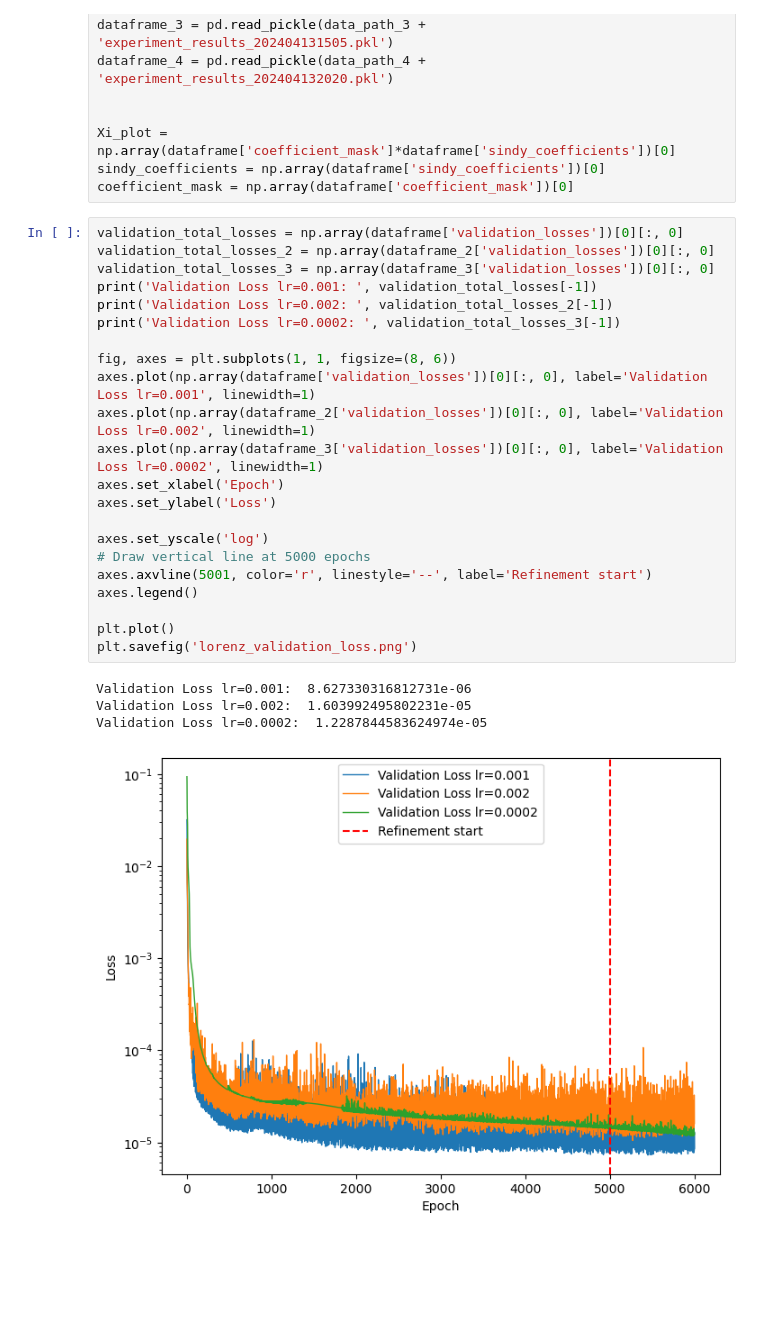
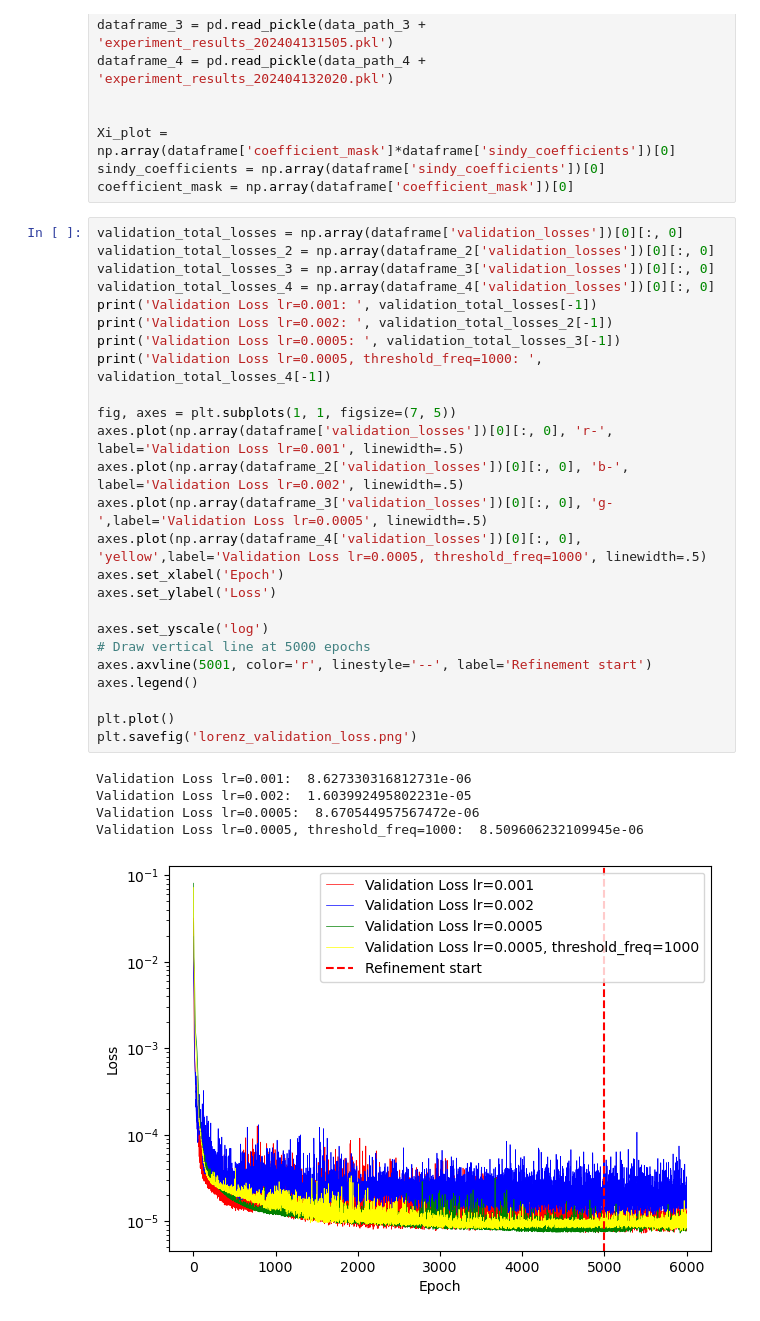
Before and after one commit to ianmaes/CS4240_DeepLearning_Group41_ReproducibilityProject, a Jupyter notebook: Autoencoders-Reproduction/examples/loss_plots.ipynb, the cells around one changed output. Drawn from its saved outputs; the diff is of its cells as text; blank space fills up the shorter version.

```diff
--- a/Autoencoders-Reproduction/examples/loss_plots.ipynb
+++ b/Autoencoders-Reproduction/examples/loss_plots.ipynb
@@ -39,27 +39,31 @@ coefficient_mask = np.array(dataframe['coefficient_mask'])[0]
 # %%
 validation_total_losses = np.array(dataframe['validation_losses'])[0][:, 0]
 validation_total_losses_2 = np.array(dataframe_2['validation_losses'])[0][:, 0]
 validation_total_losses_3 = np.array(dataframe_3['validation_losses'])[0][:, 0]
+validation_total_losses_4 = np.array(dataframe_4['validation_losses'])[0][:, 0]
 print('Validation Loss lr=0.001: ', validation_total_losses[-1])
 print('Validation Loss lr=0.002: ', validation_total_losses_2[-1])
-print('Validation Loss lr=0.0002: ', validation_total_losses_3[-1])
+print('Validation Loss lr=0.0005: ', validation_total_losses_3[-1])
+print('Validation Loss lr=0.0005, threshold_freq=1000: ', validation_total_losses_4[-1])
 
-fig, axes = plt.subplots(1, 1, figsize=(8, 6))
-axes.plot(np.array(dataframe['validation_losses'])[0][:, 0], label='Validation Loss lr=0.001', linewidth=1)
-axes.plot(np.array(dataframe_2['validation_losses'])[0][:, 0], label='Validation Loss lr=0.002', linewidth=1)
-axes.plot(np.array(dataframe_3['validation_losses'])[0][:, 0], label='Validation Loss lr=0.0002', linewidth=1)
+fig, axes = plt.subplots(1, 1, figsize=(7, 5))
+axes.plot(np.array(dataframe['validation_losses'])[0][:, 0], 'r-', label='Validation Loss lr=0.001', linewidth=.5)
+axes.plot(np.array(dataframe_2['validation_losses'])[0][:, 0], 'b-', label='Validation Loss lr=0.002', linewidth=.5)
+axes.plot(np.array(dataframe_3['validation_losses'])[0][:, 0], 'g-',label='Validation Loss lr=0.0005', linewidth=.5)
+axes.plot(np.array(dataframe_4['validation_losses'])[0][:, 0], 'yellow',label='Validation Loss lr=0.0005, threshold_freq=1000', linewidth=.5)
 axes.set_xlabel('Epoch')
 axes.set_ylabel('Loss')
 
 axes.set_yscale('log')
 # Draw vertical line at 5000 epochs
 axes.axvline(5001, color='r', linestyle='--', label='Refinement start')
 axes.legend()
 
 plt.plot()
 plt.savefig('lorenz_validation_loss.png')
 # %% [output]
 Validation Loss lr=0.001:  8.627330316812731e-06
 Validation Loss lr=0.002:  1.603992495802231e-05
-Validation Loss lr=0.0002:  1.2287844583624974e-05
+Validation Loss lr=0.0005:  8.670544957567472e-06
+Validation Loss lr=0.0005, threshold_freq=1000:  8.509606232109945e-06
-[figure, old version]
+[figure, new version]
```
